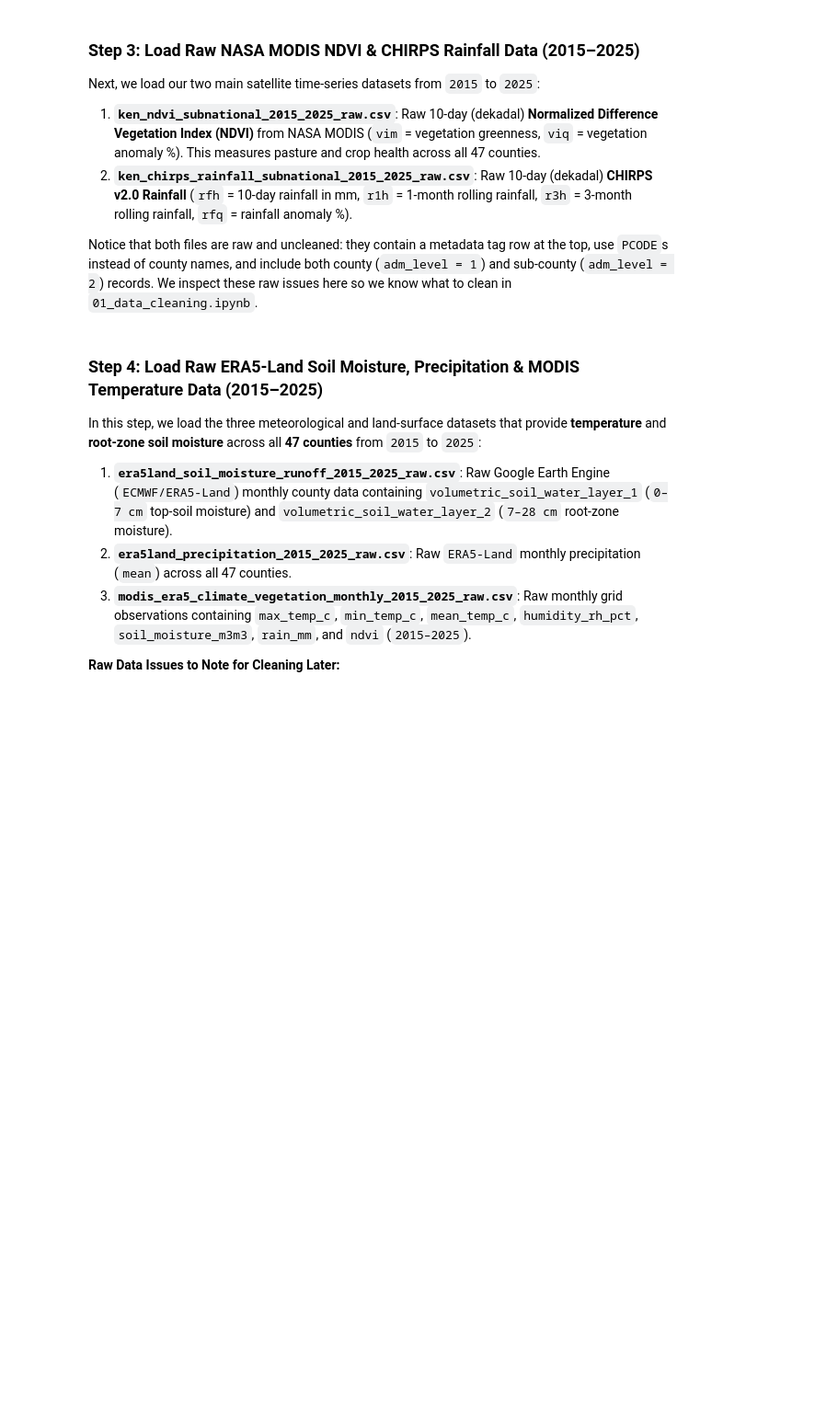
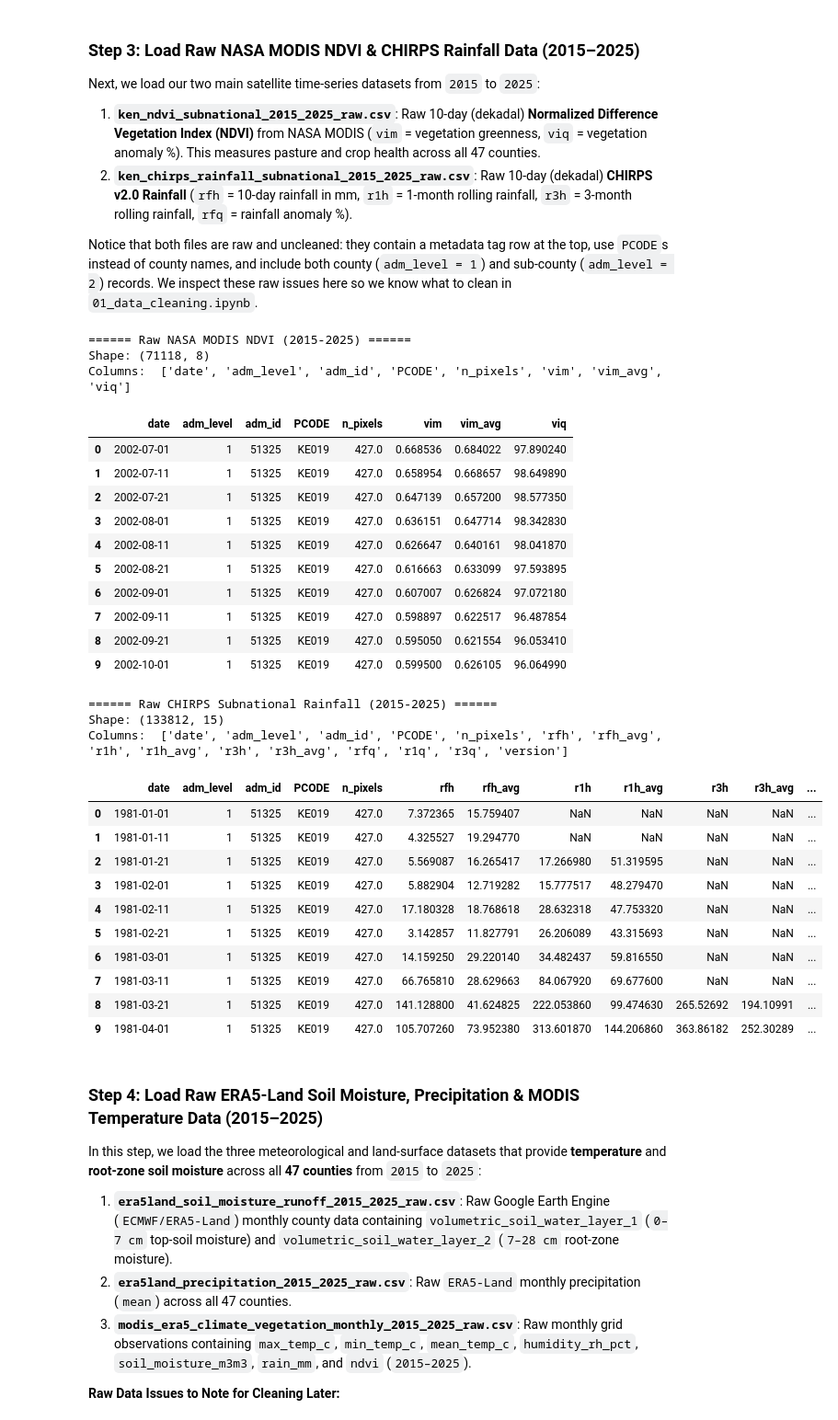
Before and after one commit to mikeledusei/AgriShield, a Jupyter notebook: data_pipeline/notebooks/00b_data_ingest.ipynb, the cells around one changed output. Shown at 92% size. Saved outputs shown, nothing was run; the diff lists cells and outputs as text; code cells hidden in the pictures; blank space fills up the shorter version.

```diff
--- a/data_pipeline/notebooks/00b_data_ingest.ipynb
+++ b/data_pipeline/notebooks/00b_data_ingest.ipynb
@@ -98,20 +104,48 @@ Notice that both files are raw and uncleaned: they contain a metadata tag row at
 # %%
 # 1. Load raw NASA MODIS NDVI (2015-2025
 
 ndvi_raw = pd.read_csv(DATA_DIR / "ken_ndvi_subnational_2015_2025_raw.csv", low_memory=False)
 print("====== Raw NASA MODIS NDVI (2015-2025) ======")
 print(f"Shape: {ndvi_raw.shape}")
 print(f"Columns: ", list(ndvi_raw.columns))
 display(ndvi_raw.head(10))
 
 # 2. Load raw CHIRPS Rainfall (2015-2025)
 
 chirps_raw = pd.read_csv(DATA_DIR / "ken_chirps_rainfall_subnational_2015_2025_raw.csv", low_memory=False)
 print("\n====== Raw CHIRPS Subnational Rainfall (2015-2025) ======")
 print(f"Shape: {chirps_raw.shape}")
 print(f"Columns: ", list(chirps_raw.columns))
 display(chirps_raw.head(10))
-d
+# %% [output]
+====== Raw NASA MODIS NDVI (2015-2025) ======
+Shape: (71118, 8)
+Columns:  ['date', 'adm_level', 'adm_id', 'PCODE', 'n_pixels', 'vim', 'vim_avg', 'viq']
+|  | date | adm_level | adm_id | PCODE | n_pixels | vim | vim_avg | viq |
+| 0 | 2002-07-01 | 1 | 51325 | KE019 | 427.0 | 0.668536 | 0.684022 | 97.890240 |
+| 1 | 2002-07-11 | 1 | 51325 | KE019 | 427.0 | 0.658954 | 0.668657 | 98.649890 |
+| 2 | 2002-07-21 | 1 | 51325 | KE019 | 427.0 | 0.647139 | 0.657200 | 98.577350 |
+| 3 | 2002-08-01 | 1 | 51325 | KE019 | 427.0 | 0.636151 | 0.647714 | 98.342830 |
+| 4 | 2002-08-11 | 1 | 51325 | KE019 | 427.0 | 0.626647 | 0.640161 | 98.041870 |
+| 5 | 2002-08-21 | 1 | 51325 | KE019 | 427.0 | 0.616663 | 0.633099 | 97.593895 |
+| 6 | 2002-09-01 | 1 | 51325 | KE019 | 427.0 | 0.607007 | 0.626824 | 97.072180 |
+| 7 | 2002-09-11 | 1 | 51325 | KE019 | 427.0 | 0.598897 | 0.622517 | 96.487854 |
+| 8 | 2002-09-21 | 1 | 51325 | KE019 | 427.0 | 0.595050 | 0.621554 | 96.053410 |
+| 9 | 2002-10-01 | 1 | 51325 | KE019 | 427.0 | 0.599500 | 0.626105 | 96.064990 |
+====== Raw CHIRPS Subnational Rainfall (2015-2025) ======
+Shape: (133812, 15)
+Columns:  ['date', 'adm_level', 'adm_id', 'PCODE', 'n_pixels', 'rfh', 'rfh_avg', 'r1h', 'r1h_avg', 'r3h', 'r3h_avg', 'rfq', 'r1q', 'r3q', 'version']
+|  | date | adm_level | adm_id | PCODE | n_pixels | rfh | rfh_avg | r1h | r1h_avg | r3h | r3h_avg | ... |
+| 0 | 1981-01-01 | 1 | 51325 | KE019 | 427.0 | 7.372365 | 15.759407 | NaN | NaN | NaN | NaN | ... |
+| 1 | 1981-01-11 | 1 | 51325 | KE019 | 427.0 | 4.325527 | 19.294770 | NaN | NaN | NaN | NaN | ... |
+| 2 | 1981-01-21 | 1 | 51325 | KE019 | 427.0 | 5.569087 | 16.265417 | 17.266980 | 51.319595 | NaN | NaN | ... |
+| 3 | 1981-02-01 | 1 | 51325 | KE019 | 427.0 | 5.882904 | 12.719282 | 15.777517 | 48.279470 | NaN | NaN | ... |
+| 4 | 1981-02-11 | 1 | 51325 | KE019 | 427.0 | 17.180328 | 18.768618 | 28.632318 | 47.753320 | NaN | NaN | ... |
+| 5 | 1981-02-21 | 1 | 51325 | KE019 | 427.0 | 3.142857 | 11.827791 | 26.206089 | 43.315693 | NaN | NaN | ... |
+| 6 | 1981-03-01 | 1 | 51325 | KE019 | 427.0 | 14.159250 | 29.220140 | 34.482437 | 59.816550 | NaN | NaN | ... |
+| 7 | 1981-03-11 | 1 | 51325 | KE019 | 427.0 | 66.765810 | 28.629663 | 84.067920 | 69.677600 | NaN | NaN | ... |
+| 8 | 1981-03-21 | 1 | 51325 | KE019 | 427.0 | 141.128800 | 41.624825 | 222.053860 | 99.474630 | 265.52692 | 194.10991 | ... |
+| 9 | 1981-04-01 | 1 | 51325 | KE019 | 427.0 | 105.707260 | 73.952380 | 313.601870 | 144.206860 | 363.86182 | 252.30289 | ... |
 # %% [markdown]
 ### Step 4: Load Raw ERA5-Land Soil Moisture, Precipitation & MODIS Temperature Data (2015–2025)
 
```
Also changed, not shown: parts of 3 cells of this notebook, 2 other files.
